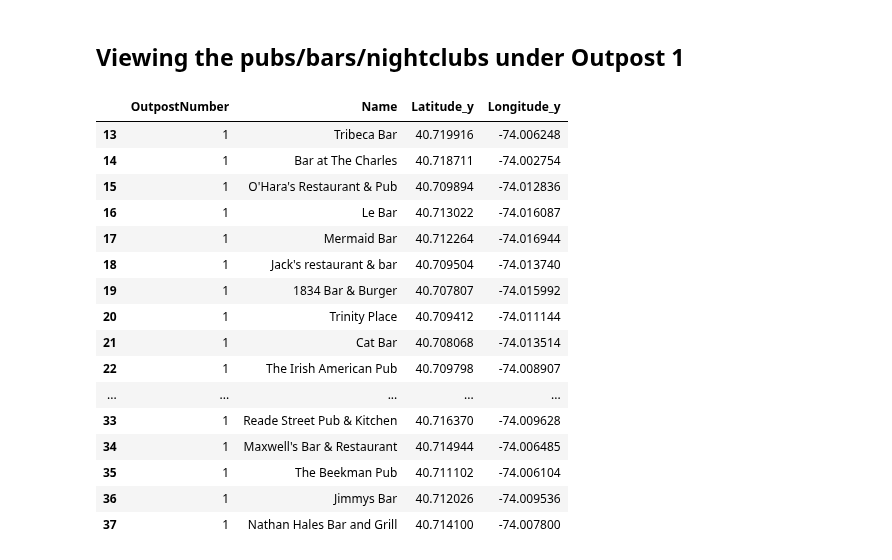
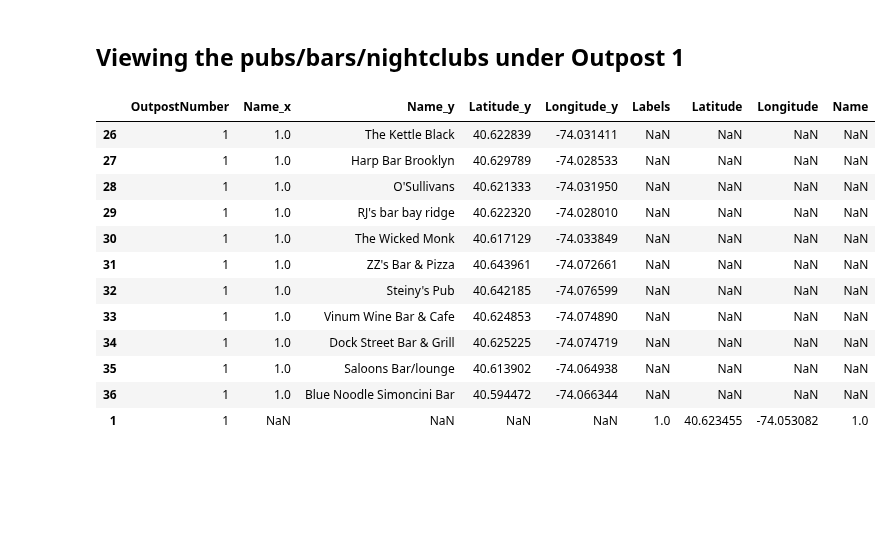
Before and after one commit to merrymelgeorge/Coursera--project, a Jupyter notebook: Capstone Project.ipynb, the cells around one changed output. Cells and saved outputs as stored; diff of their text form; code cells hidden in the pictures; blank space fills up the shorter version.

```diff
--- a/Capstone Project.ipynb
+++ b/Capstone Project.ipynb
@@ -285,22 +285,19 @@ map_clusters
 ## Viewing the pubs/bars/nightclubs under Outpost 1
 # %%
 outpostdata= pd.merge(nybarpubcentroid, nybarpubdata, left_on = 'Labels', right_on = 'Labels' ).drop(['Latitude_x','Longitude_x', 'Labels'], axis = 1)
+outpostdata = outpostdata.append(nybarpubcentroid, sort = False)
 outpostdata[outpostdata['OutpostNumber']==1]
 # %% [output]
-|  | OutpostNumber | Name | Latitude_y | Longitude_y |
-| 13 | 1 | Tribeca Bar | 40.719916 | -74.006248 |
-| 14 | 1 | Bar at The Charles | 40.718711 | -74.002754 |
-| 15 | 1 | O'Hara's Restaurant & Pub | 40.709894 | -74.012836 |
-| 16 | 1 | Le Bar | 40.713022 | -74.016087 |
-| 17 | 1 | Mermaid Bar | 40.712264 | -74.016944 |
-| 18 | 1 | Jack's restaurant & bar | 40.709504 | -74.013740 |
-| 19 | 1 | 1834 Bar & Burger | 40.707807 | -74.015992 |
-| 20 | 1 | Trinity Place | 40.709412 | -74.011144 |
-| 21 | 1 | Cat Bar | 40.708068 | -74.013514 |
-| 22 | 1 | The Irish American Pub | 40.709798 | -74.008907 |
-| ... | ... | ... | ... | ... |
-| 33 | 1 | Reade Street Pub & Kitchen | 40.716370 | -74.009628 |
-| 34 | 1 | Maxwell's Bar & Restaurant | 40.714944 | -74.006485 |
-| 35 | 1 | The Beekman Pub | 40.711102 | -74.006104 |
-| 36 | 1 | Jimmys Bar | 40.712026 | -74.009536 |
-| 37 | 1 | Nathan Hales Bar and Grill | 40.714100 | -74.007800 |
+|  | OutpostNumber | Name_x | Name_y | Latitude_y | Longitude_y | Labels | Latitude | Longitude | Name |
+| 26 | 1 | 1.0 | The Kettle Black | 40.622839 | -74.031411 | NaN | NaN | NaN | NaN |
+| 27 | 1 | 1.0 | Harp Bar Brooklyn | 40.629789 | -74.028533 | NaN | NaN | NaN | NaN |
+| 28 | 1 | 1.0 | O'Sullivans | 40.621333 | -74.031950 | NaN | NaN | NaN | NaN |
+| 29 | 1 | 1.0 | RJ's bar bay ridge | 40.622320 | -74.028010 | NaN | NaN | NaN | NaN |
+| 30 | 1 | 1.0 | The Wicked Monk | 40.617129 | -74.033849 | NaN | NaN | NaN | NaN |
+| 31 | 1 | 1.0 | ZZ's Bar & Pizza | 40.643961 | -74.072661 | NaN | NaN | NaN | NaN |
+| 32 | 1 | 1.0 | Steiny's Pub | 40.642185 | -74.076599 | NaN | NaN | NaN | NaN |
+| 33 | 1 | 1.0 | Vinum Wine Bar & Cafe | 40.624853 | -74.074890 | NaN | NaN | NaN | NaN |
+| 34 | 1 | 1.0 | Dock Street Bar & Grill | 40.625225 | -74.074719 | NaN | NaN | NaN | NaN |
+| 35 | 1 | 1.0 | Saloons Bar/lounge | 40.613902 | -74.064938 | NaN | NaN | NaN | NaN |
+| 36 | 1 | 1.0 | Blue Noodle Simoncini Bar | 40.594472 | -74.066344 | NaN | NaN | NaN | NaN |
+| 1 | 1 | NaN | NaN | NaN | NaN | 1.0 | 40.623455 | -74.053082 | 1.0 |
```
Also changed, not shown: parts of 8 cells of this notebook.
